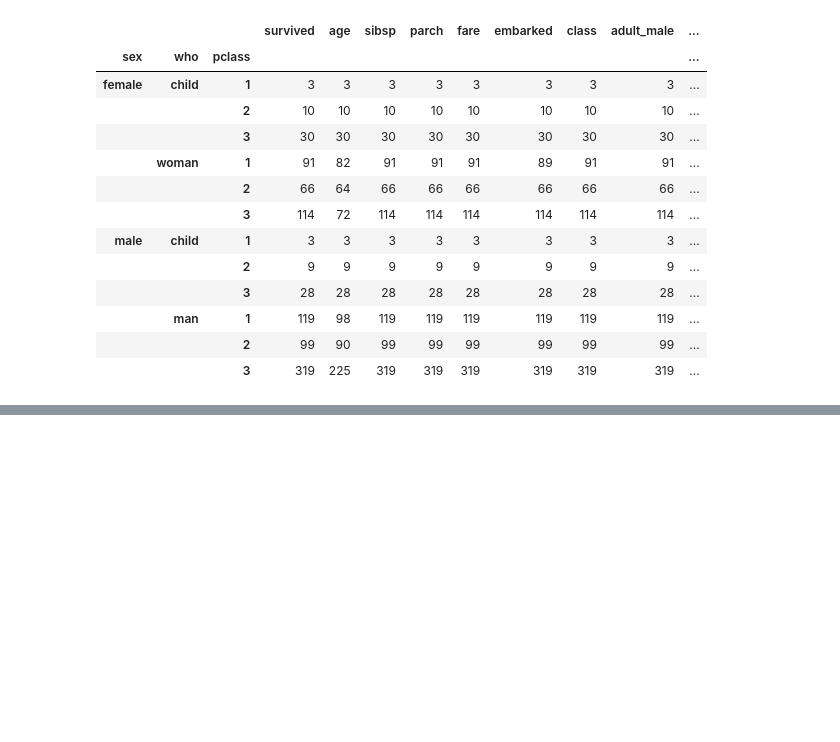
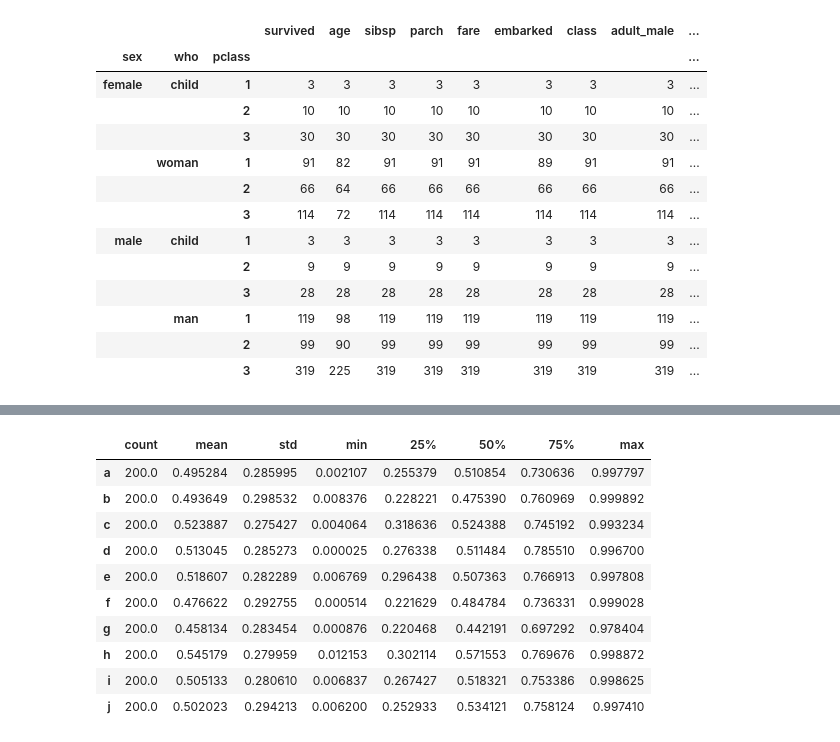
Before and after one commit to SheikhUsmanJaved/Learning-Python-for-Data-Science, a Jupyter notebook: day_8/pandas_tipsandtricks.ipynb, the cells around one changed output, grey strips where cells are left out. Drawn from its saved outputs; the diff is of its cells as text; code cells hidden in the pictures; blank space fills up the shorter version.

```diff
--- a/day_8/pandas_tipsandtricks.ipynb
+++ b/day_8/pandas_tipsandtricks.ipynb
@@ -963,0 +1263,14 @@ df.groupby(['sex', 'who', 'pclass']).count()
+# %%
+df.describe().T
+# %% [output]
+|  | count | mean | std | min | 25% | 50% | 75% | max |
+| a | 200.0 | 0.495284 | 0.285995 | 0.002107 | 0.255379 | 0.510854 | 0.730636 | 0.997797 |
+| b | 200.0 | 0.493649 | 0.298532 | 0.008376 | 0.228221 | 0.475390 | 0.760969 | 0.999892 |
+| c | 200.0 | 0.523887 | 0.275427 | 0.004064 | 0.318636 | 0.524388 | 0.745192 | 0.993234 |
+| d | 200.0 | 0.513045 | 0.285273 | 0.000025 | 0.276338 | 0.511484 | 0.785510 | 0.996700 |
+| e | 200.0 | 0.518607 | 0.282289 | 0.006769 | 0.296438 | 0.507363 | 0.766913 | 0.997808 |
+| f | 200.0 | 0.476622 | 0.292755 | 0.000514 | 0.221629 | 0.484784 | 0.736331 | 0.999028 |
+| g | 200.0 | 0.458134 | 0.283454 | 0.000876 | 0.220468 | 0.442191 | 0.697292 | 0.978404 |
+| h | 200.0 | 0.545179 | 0.279959 | 0.012153 | 0.302114 | 0.571553 | 0.769676 | 0.998872 |
+| i | 200.0 | 0.505133 | 0.280610 | 0.006837 | 0.267427 | 0.518321 | 0.753386 | 0.998625 |
+| j | 200.0 | 0.502023 | 0.294213 | 0.006200 | 0.252933 | 0.534121 | 0.758124 | 0.997410 |
```
Also changed, not shown: parts of 34 cells of this notebook, 5 other files.
